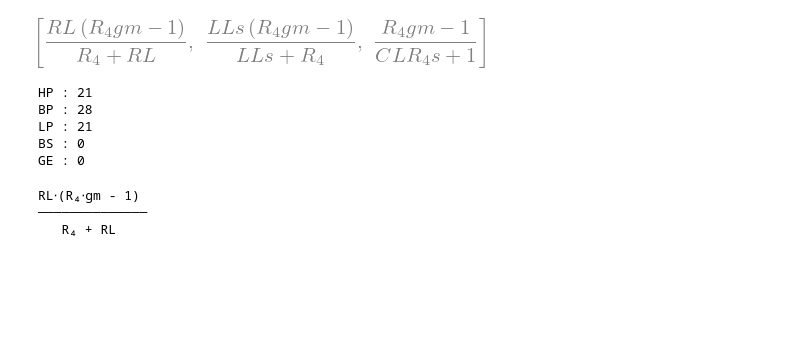
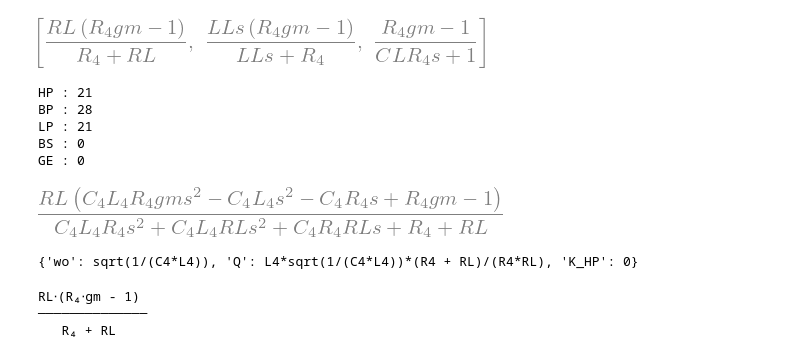
Before and after one commit to NooriDan/SymXplorer, a Jupyter notebook: Notebooks/SymPy_Analog-CG.ipynb, the cells around one changed output. Drawn from its saved outputs; the diff is of its cells as text; code cells hidden in the pictures; blank space fills up the shorter version.

Commit message:
updated the classify filter

```diff
--- a/Notebooks/SymPy_Analog-CG.ipynb
+++ b/Notebooks/SymPy_Analog-CG.ipynb
@@ -460,27 +464,30 @@ def classifyFilterParameters(filterParameter_results):
 # %% [markdown]
 ### Filtering and Processing
 # %%
-def findFilterInClassification(filterType, classifications, printResult=False):
-
+def findFilterInClassification(classifications, filterType, printResult=False):
     output = []
+    count = 0
 
     for entity in classifications:
+        # print(f"entity : {entity}")
         if (entity["Filter Types"]) and (entity["Filter Types"][filterType]):
             output.append({
                            "Impedance" : entity["Impedance"],
                            "TF": entity["TF"],
                            "Parameters" : entity["Filter Types"][filterType]
                            })
+            count += 1
 
     if printResult:
         print(f"{filterType} : {len(output)}")
-    return output
+    return output, count
 
-def summarizeFilterType(filterTypes, classifications, printResult=False):
+def summarizeFilterType(classifications, filterTypes=["HP", "BP", "LP", "BS", "GE"],printResult=False):
     output = {}
+    counts = {}
     for fType in filterTypes:
-        output[fType] = findFilterInClassification(fType, classifications, printResult)
-    return output
+        output[fType], counts[fType] = findFilterInClassification(classifications, fType, printResult)
+    return output, counts
 # %% [markdown]
 ### Printing
 # %%
@@ -669,16 +676,24 @@ TFs[0:3]
 # %% [output]
 [figure]
 # %%
-filterParameters = computeFilterParameters(TFs, batch)
-classifications = classifyFilterParameters(filterParameters)
+filterParameters = computeBiQuadParameters(TFs, batch)
+classifications = classifyFilter(filterParameters)
 filterTypes = ["HP", "BP", "LP", "BS", "GE"]
 
-summary = summarizeFilterType(filterTypes, classifications, printResult=True)
+summary, counts = summarizeFilterType(classifications, filterTypes, printResult=True)
 # %% [output]
 HP : 21
 BP : 28
 LP : 21
 BS : 0
 GE : 0
+# %%
+summary["HP"][-1]['TF']
+# %% [output]
+[figure, added]
+# %%
+summary["HP"][-1]['Parameters']
+# %% [output]
+{'wo': sqrt(1/(C4*L4)), 'Q': L4*sqrt(1/(C4*L4))*(R4 + RL)/(R4*RL), 'K_HP': 0}
 # %%
 # !pdflatex Outputs/CS_testRun.tex
```
Also changed, not shown: parts of 5 cells of this notebook.
